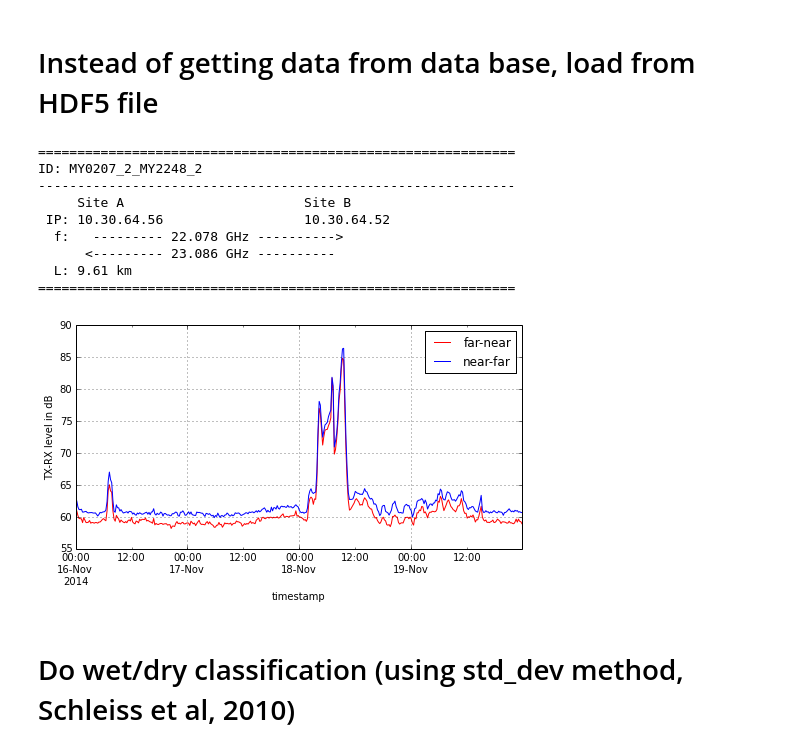
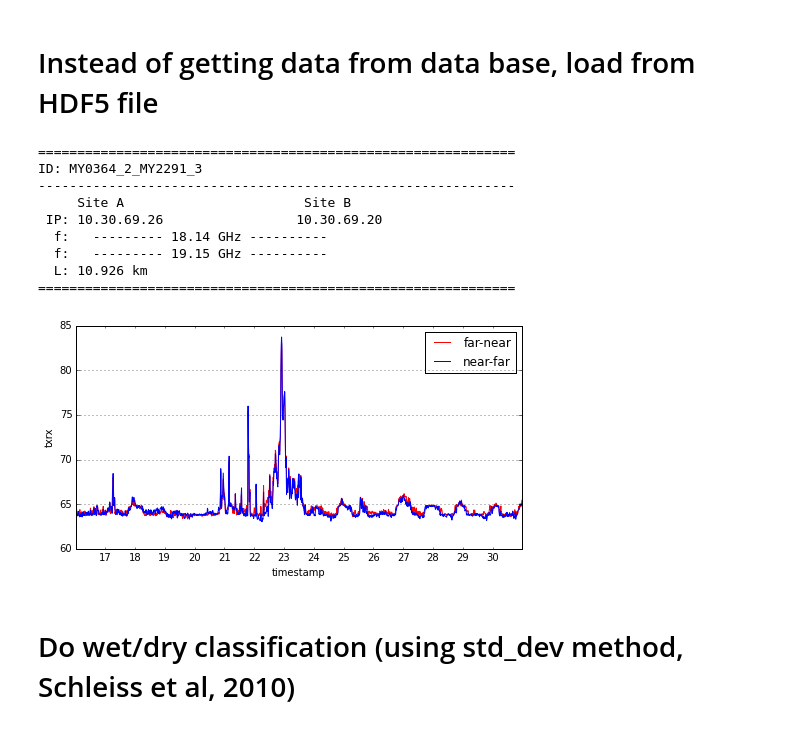
Before and after one commit to pycomlink/pycomlink, a Jupyter notebook: notebooks/example_workflow.ipynb, the cells around one changed output. Saved outputs shown, nothing was run; the diff lists cells and outputs as text; code cells hidden in the pictures.

```diff
--- a/notebooks/example_workflow.ipynb
+++ b/notebooks/example_workflow.ipynb
@@ -41,23 +43,23 @@ cml.plot_txrx(figsize=(fig_width,4), resampling_time='15min');
 # %% [markdown]
 # Instead of getting data from data base, load from HDF5 file
 # %%
-cml = pycml.io.from_hdf5('example_data/four_days_two_events.h5')
+cml = pycml.io.read_hdf5('example_data/one_TN_15_days.h5')
 # %%
 cml.info()
 # %% [output]
 =============================================================
-ID: MY0207_2_MY2248_2
+ID: MY0364_2_MY2291_3
 -------------------------------------------------------------
      Site A                       Site B
- IP: 10.30.64.56                  10.30.64.52
-  f:   --------- 22.078 GHz ---------->
-      <--------- 23.086 GHz ----------
-  L: 9.61 km
+ IP: 10.30.69.26                 10.30.69.20
+  f:   --------- 18.14 GHz ----------
+  f:   --------- 19.15 GHz ----------
+  L: 10.926 km
 =============================================================
 # %%
-cml.plot_txrx(figsize=(fig_width,4), resampling_time='15min');
+cml.plot('txrx', figsize=(fig_width,4), resampling_time='15min');
 # %% [output]
-[figure, old version]
+[figure, new version]
 # %% [markdown]
 # Do wet/dry classification (using std_dev method, Schleiss et al, 2010)
 # %%
```
Also changed, not shown: parts of 15 cells of this notebook, 4 other files.
